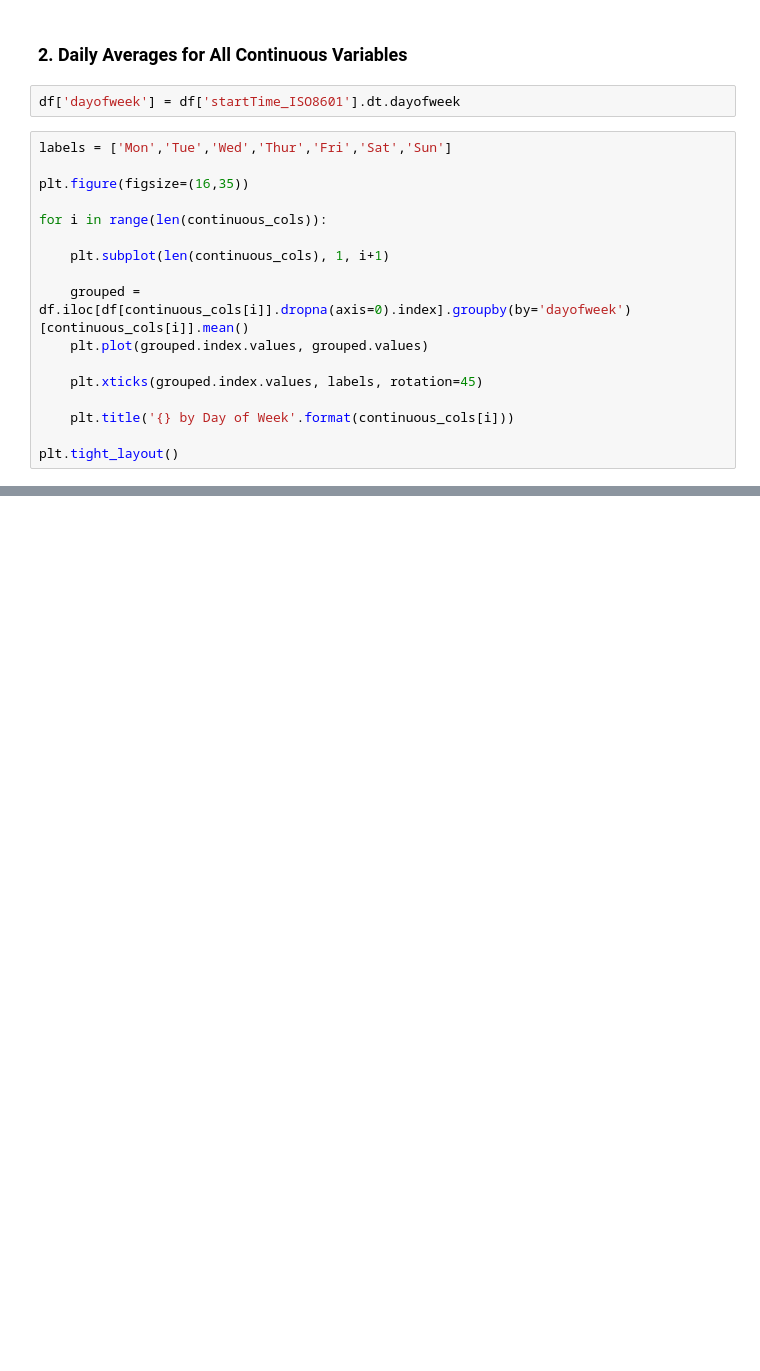
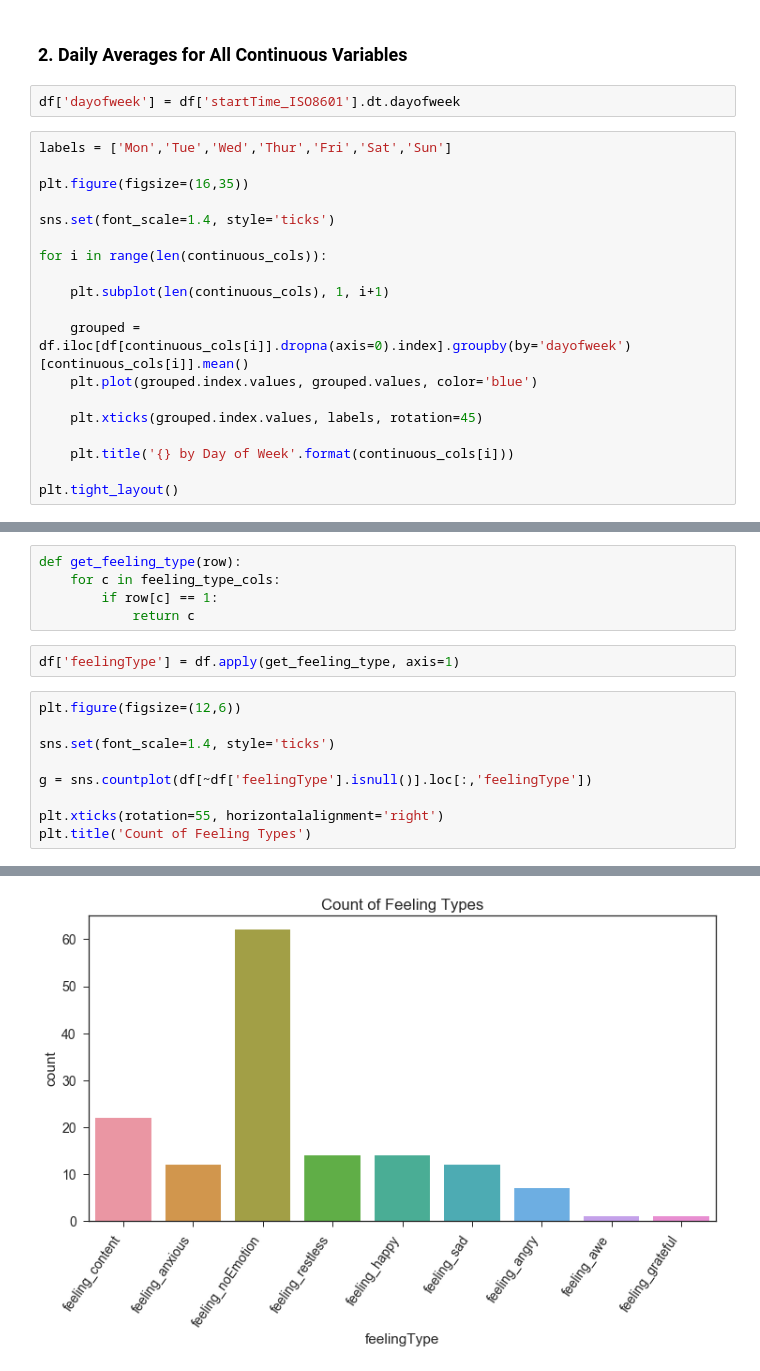
Before and after one commit to NathanZorndorf/self-qwantify-research, a Jupyter notebook: data-visualizations.ipynb, the cells around one changed output, grey strips where cells are left out. Cells and saved outputs as stored; diff of their text form; blank space fills up the shorter version.

```diff
--- a/data-visualizations.ipynb
+++ b/data-visualizations.ipynb
@@ -129,13 +162,15 @@ df['dayofweek'] = df['startTime_ISO8601'].dt.dayofweek
 labels = ['Mon','Tue','Wed','Thur','Fri','Sat','Sun']
 
 plt.figure(figsize=(16,35))
+
+sns.set(font_scale=1.4, style='ticks')
 
 for i in range(len(continuous_cols)):
 
     plt.subplot(len(continuous_cols), 1, i+1)
 
     grouped = df.iloc[df[continuous_cols[i]].dropna(axis=0).index].groupby(by='dayofweek')[continuous_cols[i]].mean()
-    plt.plot(grouped.index.values, grouped.values)
+    plt.plot(grouped.index.values, grouped.values, color='blue')
 
     plt.xticks(grouped.index.values, labels, rotation=45)
 
@@ -146,0 +187,17 @@ plt.tight_layout()
+# %%
+def get_feeling_type(row):
+    for c in feeling_type_cols:
+        if row[c] == 1:
+            return c
+# %%
+df['feelingType'] = df.apply(get_feeling_type, axis=1)
+# %%
+plt.figure(figsize=(12,6))
+
+sns.set(font_scale=1.4, style='ticks')
+
+g = sns.countplot(df[~df['feelingType'].isnull()].loc[:,'feelingType'])
+
+plt.xticks(rotation=55, horizontalalignment='right')
+plt.title('Count of Feeling Types')
+# %% [output]
@@ -146,0 +205 @@ plt.tight_layout()
+[figure, added]
```
Also changed, not shown: parts of 16 cells of this notebook.
